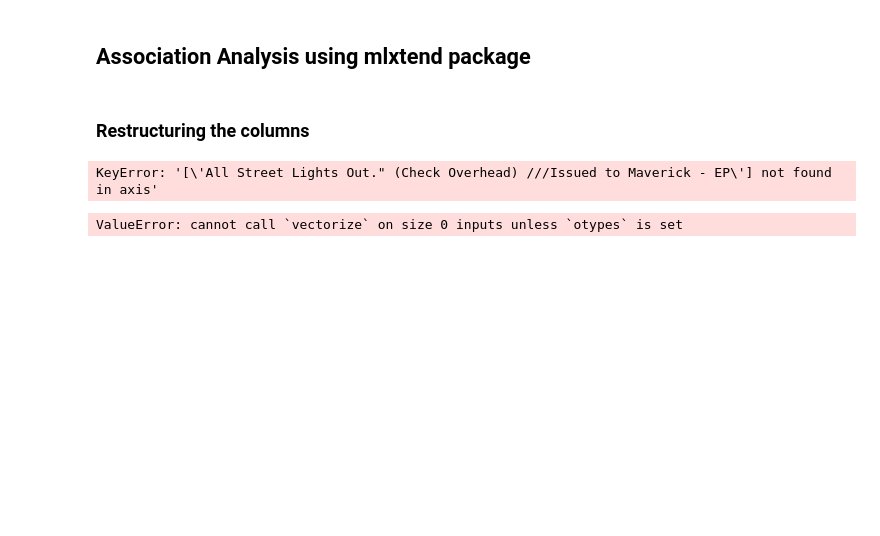
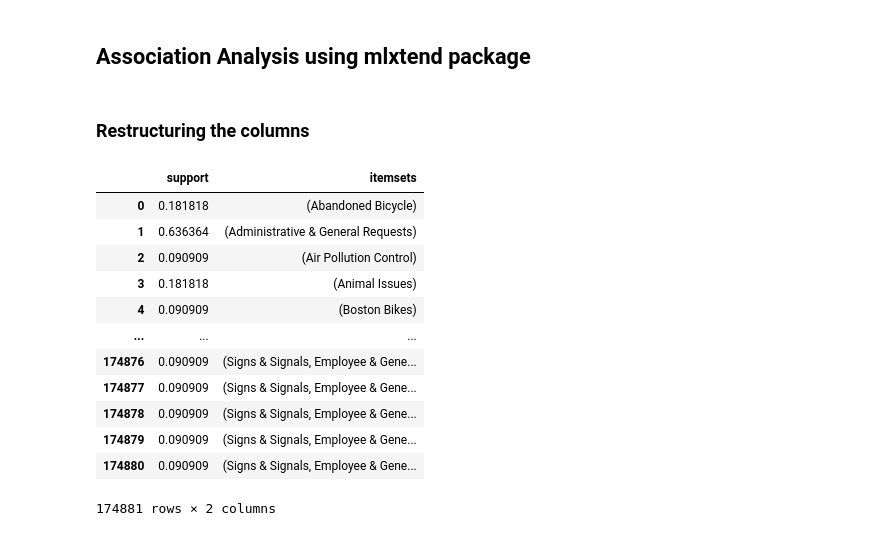
Before and after one commit to TheBharatha/Life-of-Py, a Jupyter notebook: Boston_Mayor/Boston_constituency.ipynb, the cells around one changed output. Saved outputs shown, nothing was run; the diff lists cells and outputs as text; code cells hidden in the pictures; blank space fills up the shorter version.

Commit message:
Implemented apriori()
Completed apriori with reason, department, neighborhood_service_distric, in funtion parameters

```diff
--- a/Boston_Mayor/Boston_constituency.ipynb
+++ b/Boston_Mayor/Boston_constituency.ipynb
@@ -49,6 +49,7 @@ bdata.submittedphoto.replace('^https:.*', 'True', regex = True, inplace = True)
 
 #Removing Ward n from the column ward
 bdata.ward.replace('^Ward ', '', regex = True, inplace = True)
+bdata.ward.replace(' ', 0, inplace = True)
 bdata['location_zipcode'].fillna('No Zip code', inplace = True)
 # %% [markdown]
 ### General trends in constituent engagement
@@ -205,27 +206,38 @@ from mlxtend.frequent_patterns import association_rules
 # %% [markdown]
 ### Restructuring the columns
 # %%
-bdata['case_title'] = bdata['case_title'].str.strip()
-bdata['case_enquiry_id'] = bdata['case_enquiry_id'].astype('str')
-
-closeCase = (bdata[bdata['case_status'] == 'Closed'].groupby(['case_enquiry_id', 'case_title'])['res_days']
-           .sum().unstack().reset_index().fillna(0).set_index('case_enquiry_id'))
+bdata['reason'] = bdata['reason'].str.strip()
+bdata['department'] = bdata['department'].astype('str')
+bdata.neighborhood_services_district.replace(' ', 0, inplace = True)
+bdata['neighborhood_services_district'].fillna(0, inplace = True)
+bdata['neighborhood_services_district'] = bdata['neighborhood_services_district'].astype('int32')
+closeCase = (bdata[bdata['case_status'] == 'Closed'].groupby(['department', 'reason'])['neighborhood_services_district']
+           .sum().unstack().reset_index().fillna(0).set_index('department'))
 # %%
 def cases(caseID):
-    if int(caseID) <= 0:
+    if caseID <= 0:
         return 0
-    elif int(caseID) >= 1:
+    if caseID >= 1:
         return 1
 
 closeCase_collection =  closeCase.applymap(cases)
-closeCase_collection.drop(['All Street Lights Out." (Check Overhead) ///Issued to Maverick - EP', 'contractorlight',
-                          '',], inplace = True, axis = 1)
-#frequent_cases = apriori(closeCase_collection, min_support=0.7, use_colnames=True)
-#frequent_cases
+
+frequent_cases = apriori(closeCase_collection, min_support=0.01, use_colnames=True)
+frequent_cases
 # %% [output]
+|  | support | itemsets |
+| 0 | 0.181818 | (Abandoned Bicycle) |
+| 1 | 0.636364 | (Administrative & General Requests) |
+| 2 | 0.090909 | (Air Pollution Control) |
+| 3 | 0.181818 | (Animal Issues) |
+| 4 | 0.090909 | (Boston Bikes) |
+| ... | ... | ... |
+| 174876 | 0.090909 | (Signs & Signals, Employee & Gene... |
+| 174877 | 0.090909 | (Signs & Signals, Employee & Gene... |
+| 174878 | 0.090909 | (Signs & Signals, Employee & Gene... |
+| 174879 | 0.090909 | (Signs & Signals, Employee & Gene... |
+| 174880 | 0.090909 | (Signs & Signals, Employee & Gene... |
-KeyError: '[\'All Street Lights Out." (Check Overhead) ///Issued to Maverick - EP\'] not found in axis'
+174881 rows × 2 columns
 # %%
-likely_conditions = association_rules(frequent_cases, metric="lift", min_threshold=1)
+likely_conditions = association_rules(frequent_cases, metric="lift", min_threshold = 1)
 likely_conditions.head()
-# %% [output]
-ValueError: cannot call `vectorize` on size 0 inputs unless `otypes` is set
```
